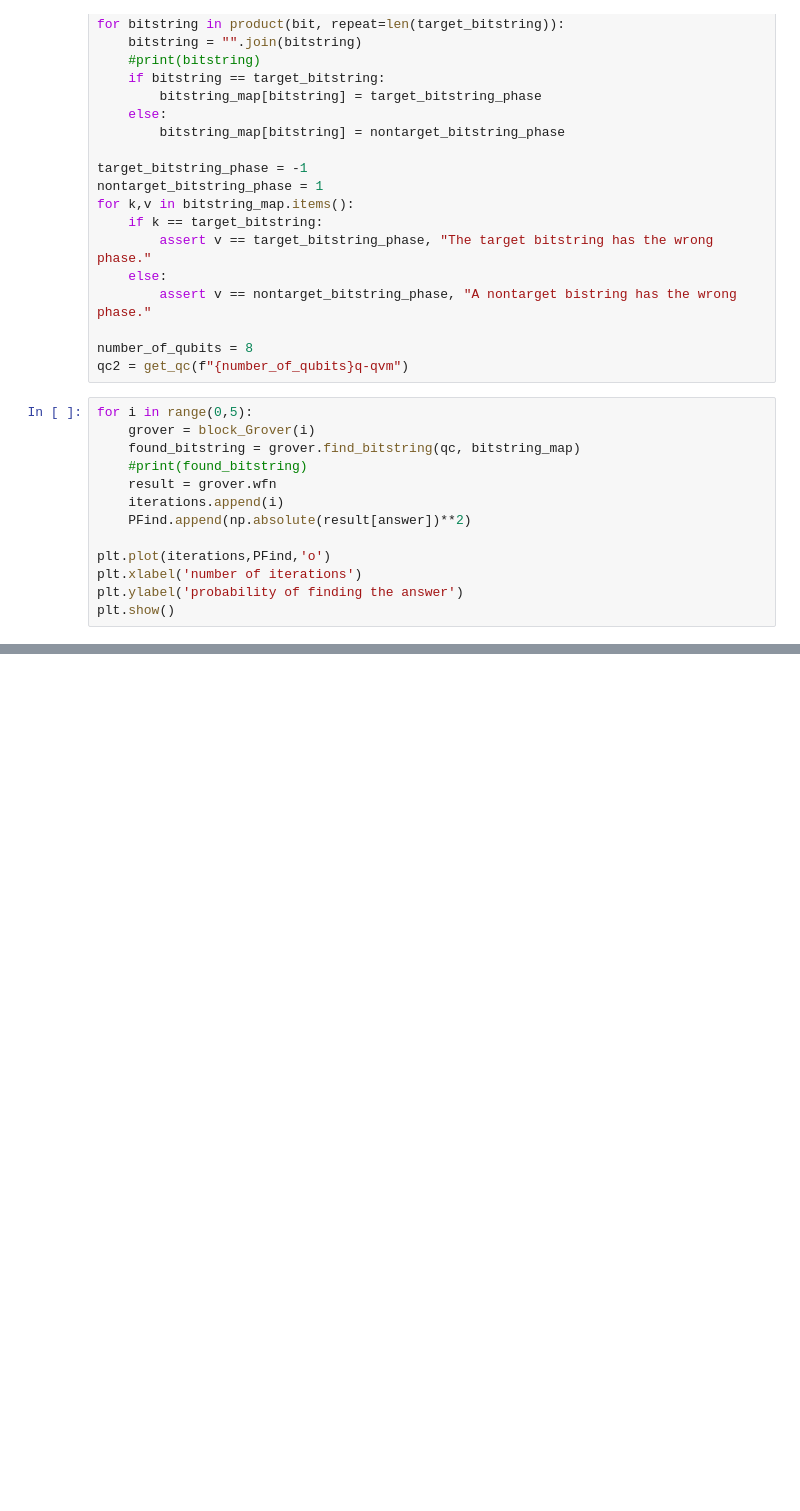
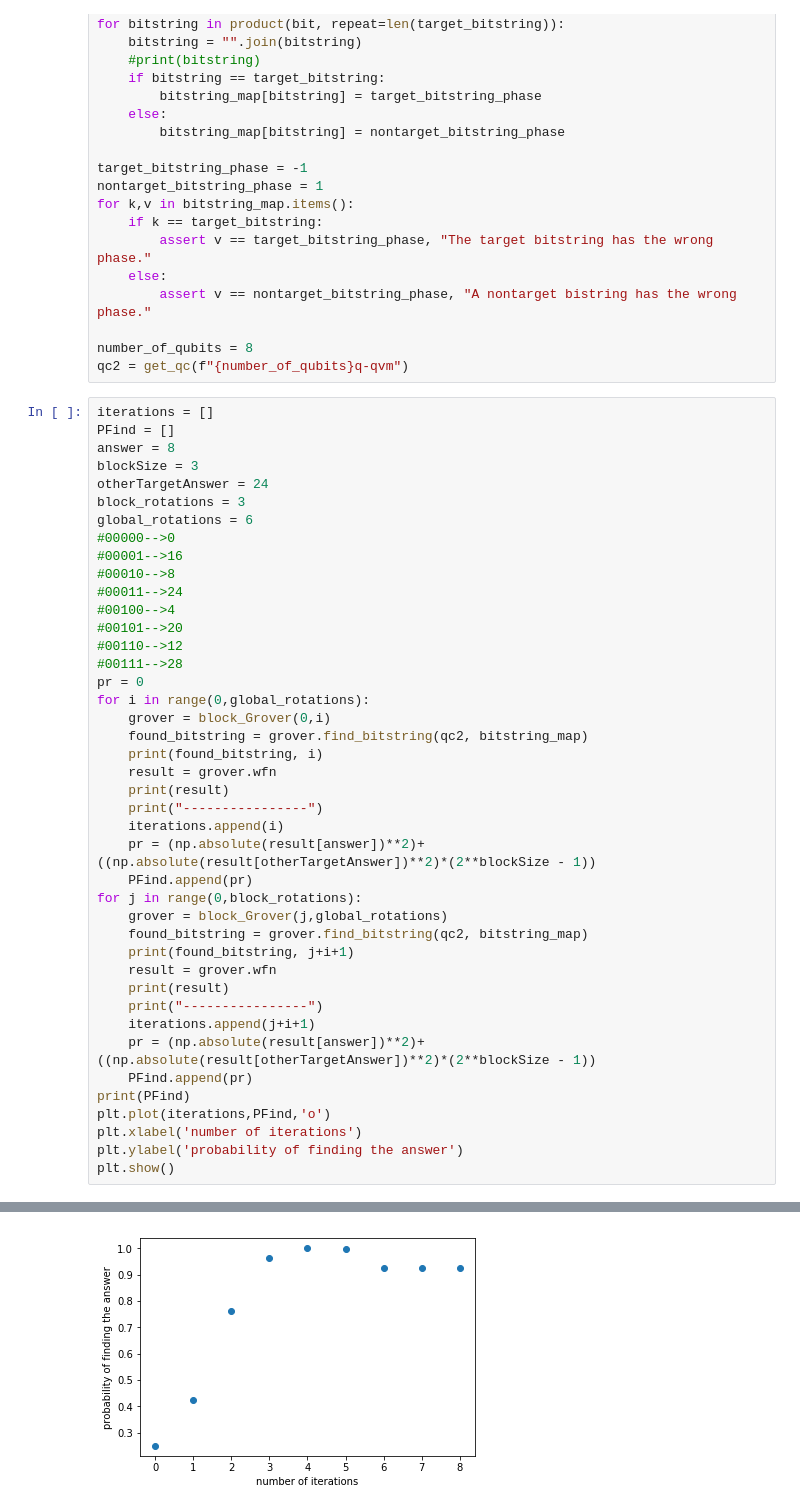
Before and after one commit to ashwinrastogi1/Grover-s-Algorithm, a Jupyter notebook: GroverSandbox.ipynb, the cells around one changed output, grey strips where cells are left out. Drawn from its saved outputs; the diff is of its cells as text; blank space fills up the shorter version.

```diff
--- a/GroverSandbox.ipynb
+++ b/GroverSandbox.ipynb
@@ -546,14 +499,43 @@ for k,v in bitstring_map.items():
 number_of_qubits = 8
 qc2 = get_qc(f"{number_of_qubits}q-qvm")
 # %%
-for i in range(0,5):
-    grover = block_Grover(i)
-    found_bitstring = grover.find_bitstring(qc, bitstring_map)
-    #print(found_bitstring)
+iterations = []
+PFind = []
+answer = 8
+blockSize = 3
+otherTargetAnswer = 24
+block_rotations = 3
+global_rotations = 6
+#00000-->0
+#00001-->16
+#00010-->8
+#00011-->24
+#00100-->4
+#00101-->20
+#00110-->12
+#00111-->28
+pr = 0
+for i in range(0,global_rotations):
+    grover = block_Grover(0,i)
+    found_bitstring = grover.find_bitstring(qc2, bitstring_map)
+    print(found_bitstring, i)
     result = grover.wfn
+    print(result)
+    print("----------------")
     iterations.append(i)
-    PFind.append(np.absolute(result[answer])**2)
-
+    pr = (np.absolute(result[answer])**2)+((np.absolute(result[otherTargetAnswer])**2)*(2**blockSize - 1))
+    PFind.append(pr)
+for j in range(0,block_rotations):
+    grover = block_Grover(j,global_rotations)
+    found_bitstring = grover.find_bitstring(qc2, bitstring_map)
+    print(found_bitstring, j+i+1)
+    result = grover.wfn
+    print(result)
+    print("----------------")
+    iterations.append(j+i+1)
+    pr = (np.absolute(result[answer])**2)+((np.absolute(result[otherTargetAnswer])**2)*(2**blockSize - 1))
+    PFind.append(pr)
+print(PFind)
 plt.plot(iterations,PFind,'o')
 plt.xlabel('number of iterations')
 plt.ylabel('probability of finding the answer')
@@ -565,0 +561 @@ QVMError: Encountered the invalid instruction
+[figure, added]
```
Also changed, not shown: parts of 5 cells of this notebook.
